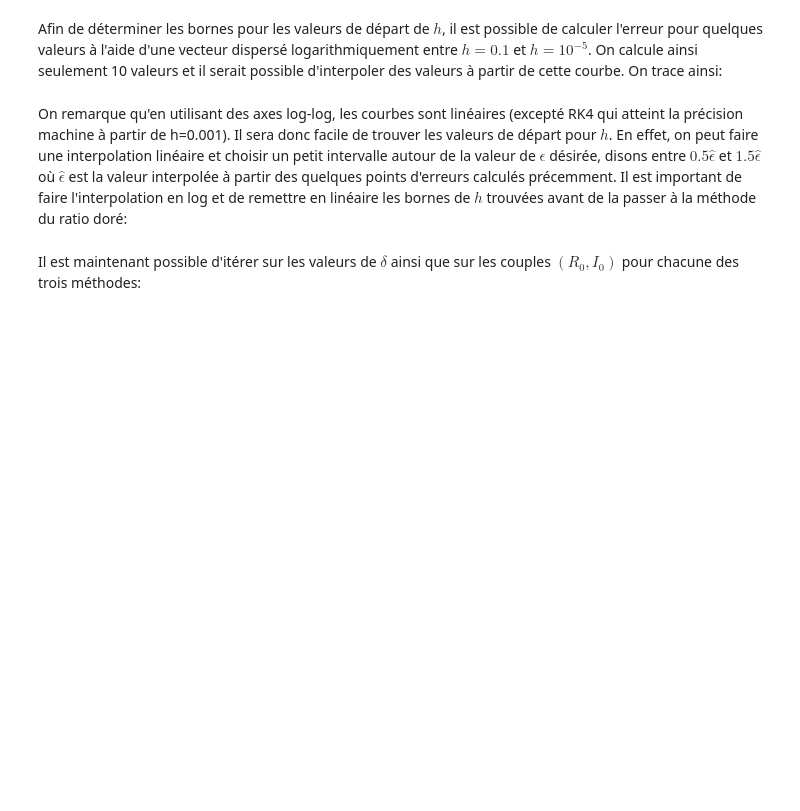
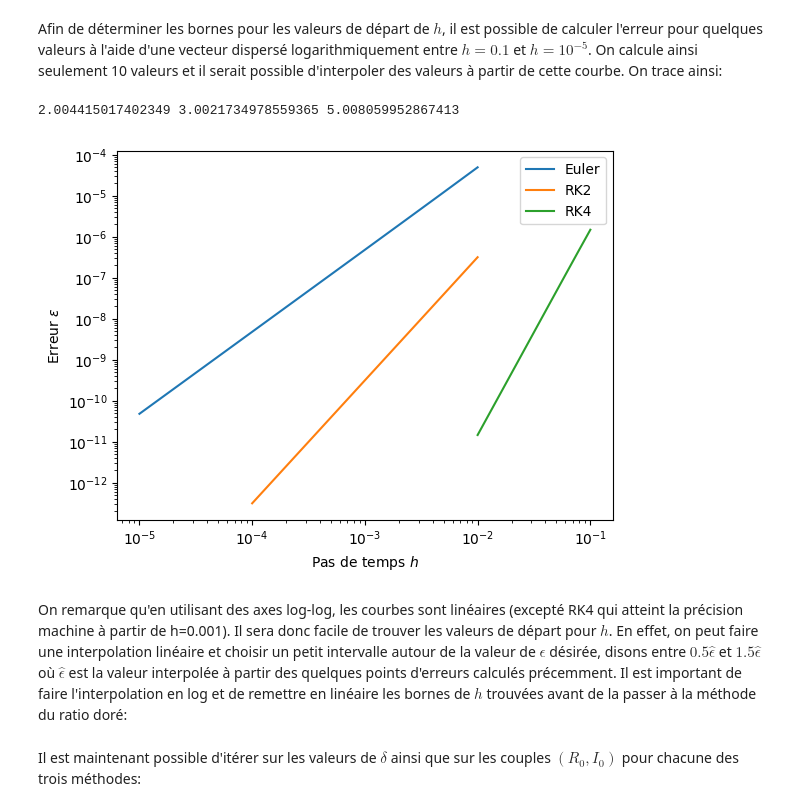
Before and after one commit to thcha67/tp_phys_num, a Jupyter notebook: TP4_ThomasC_SimonG_LaurentE/TP4_ThomasC_SimonG_LaurentE.ipynb, the cells around one changed output. Saved outputs shown, nothing was run; the diff lists cells and outputs as text; code cells hidden in the pictures; blank space fills up the shorter version.

```diff
--- a/TP4_ThomasC_SimonG_LaurentE/TP4_ThomasC_SimonG_LaurentE.ipynb
+++ b/TP4_ThomasC_SimonG_LaurentE/TP4_ThomasC_SimonG_LaurentE.ipynb
@@ -217,0 +208,3 @@ def golden_ratio_method(f, h1, h4, T, R0, i0, delta, max_iter=100):
+# %%
+for h in np.logspace(-10, 0, 11):
+    print(error(euler, 3, h, R0, i0), error(rk2, 3, h, R0, i0), error(rk4, 3, h, R0, i0))
@@ -218,26 +223,40 @@ def golden_ratio_method(f, h1, h4, T, R0, i0, delta, max_iter=100):
 # %% [markdown]
 Afin de déterminer les bornes pour les valeurs de départ de $h$, il est possible de calculer l'erreur pour quelques valeurs à l'aide d'une vecteur dispersé logarithmiquement entre $h=0.1$ et $h=10^{-5}$. On calcule ainsi seulement 10 valeurs et il serait possible d'interpoler des valeurs à partir de cette courbe. On trace ainsi:
 # %%
-log_h_space_euler = np.logspace(-4, -1, 10)
-log_h_space_rk2 = np.logspace(-2, 0, 10)
-log_h_space_rk4 = np.logspace(-1, 0.5, 10)
+log_h_space_euler = np.logspace(-5, -2, 10)
+log_h_space_rk2 = np.logspace(-4, -2, 10)
+log_h_space_rk4 = np.logspace(-2, -1, 10)
 
 errors_euler = np.array([error(euler, T, h, R0, i0) for h in log_h_space_euler]) # erreur pour chacune des valeurs de T
 errors_rk2 = np.array([error(rk2, T, h, R0, i0) for h in log_h_space_rk2]) # erreur pour chacune des valeurs de T
 errors_rk4 = np.array([error(rk4, T, h, R0, i0) for h in log_h_space_rk4]) # erreur pour chacune des valeurs de T
 
 
 T = 3
+
+def slope(x, y):
+    """ Calcul de la pente entre deux points """
+    return (y[-1]-y[0])/(x[-1]-x[0])
+
+slope_euler = slope(np.log(log_h_space_euler), np.log(errors_euler))
+slope_rk2 = slope(np.log(log_h_space_rk2), np.log(errors_rk2))
+slope_rk4 = slope(np.log(log_h_space_rk4), np.log(errors_rk4))
+
+print(slope_euler, slope_rk2, slope_rk4)
+
 
 plt.plot(log_h_space_euler, errors_euler, label="Euler")
 plt.plot(log_h_space_rk2, errors_rk2, label="RK2")
 plt.plot(log_h_space_rk4, errors_rk4, label="RK4")
 plt.xscale("log")
 plt.yscale("log")
 plt.xlabel(r"Pas de temps $h$")
 plt.ylabel(r"Erreur $\epsilon$")
 plt.legend()
 plt.show()
+# %% [output]
+2.004415017402349 3.0021734978559365 5.008059952867413
+[figure, added]
 # %% [markdown]
 On remarque qu'en utilisant des axes log-log, les courbes sont linéaires (excepté RK4 qui atteint la précision machine à partir de h=0.001). Il sera donc facile de trouver les valeurs de départ pour $h$. En effet, on peut faire une interpolation linéaire et choisir un petit intervalle autour de la valeur de $\epsilon$ désirée, disons entre $0.5\hat\epsilon$ et $1.5\hat\epsilon$ où $\hat\epsilon$ est la valeur interpolée à partir des quelques points d'erreurs calculés précemment. Il est important de faire l'interpolation en log et de remettre en linéaire les bornes de $h$ trouvées avant de la passer à la méthode du ratio doré:
 # %%
```
Also changed, not shown: parts of 6 cells of this notebook.
